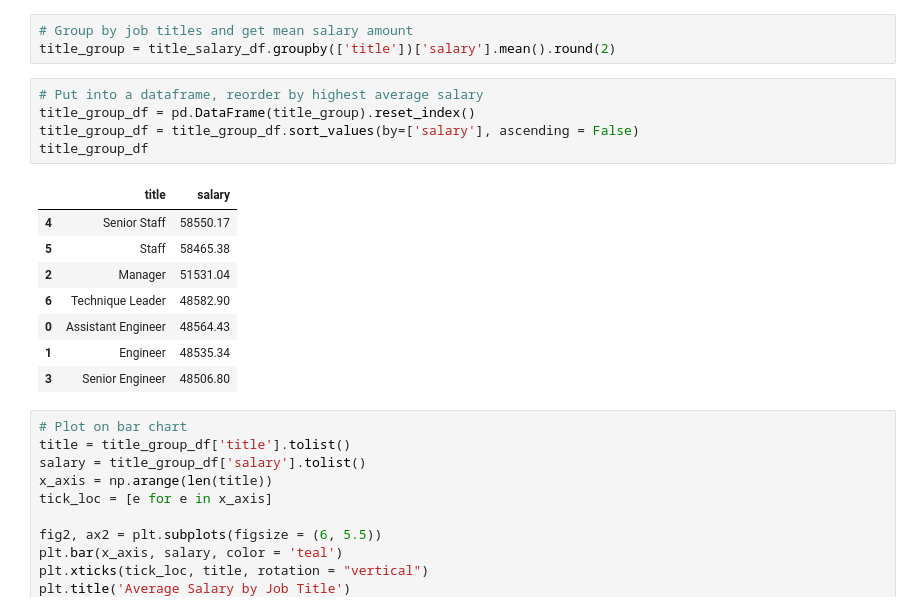
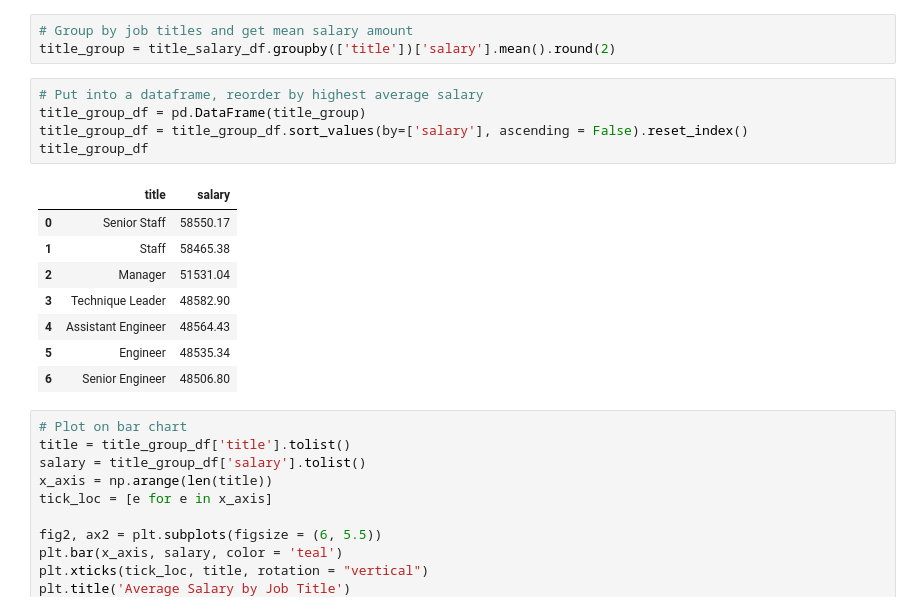
Before and after one commit to KeSavanh/sql-challenge, a Jupyter notebook: EmployeeSQL/data_validation.ipynb, the cells around one changed output. Drawn from its saved outputs; the diff is of its cells as text.

```diff
--- a/EmployeeSQL/data_validation.ipynb
+++ b/EmployeeSQL/data_validation.ipynb
@@ -64,18 +64,18 @@ title_salary_df = salary_emp_title_df[['title', 'salary']]
 title_group = title_salary_df.groupby(['title'])['salary'].mean().round(2)
 # %%
 # Put into a dataframe, reorder by highest average salary
-title_group_df = pd.DataFrame(title_group).reset_index()
-title_group_df = title_group_df.sort_values(by=['salary'], ascending = False)
+title_group_df = pd.DataFrame(title_group)
+title_group_df = title_group_df.sort_values(by=['salary'], ascending = False).reset_index()
 title_group_df
 # %% [output]
 |  | title | salary |
-| 4 | Senior Staff | 58550.17 |
-| 5 | Staff | 58465.38 |
+| 0 | Senior Staff | 58550.17 |
+| 1 | Staff | 58465.38 |
 | 2 | Manager | 51531.04 |
-| 6 | Technique Leader | 48582.90 |
-| 0 | Assistant Engineer | 48564.43 |
-| 1 | Engineer | 48535.34 |
-| 3 | Senior Engineer | 48506.80 |
+| 3 | Technique Leader | 48582.90 |
+| 4 | Assistant Engineer | 48564.43 |
+| 5 | Engineer | 48535.34 |
+| 6 | Senior Engineer | 48506.80 |
 # %%
 # Plot on bar chart
 title = title_group_df['title'].tolist()
```
